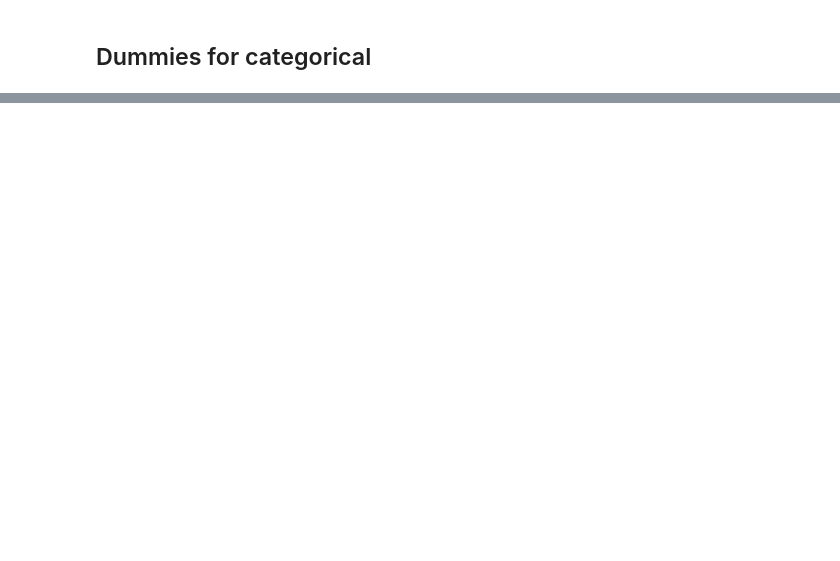
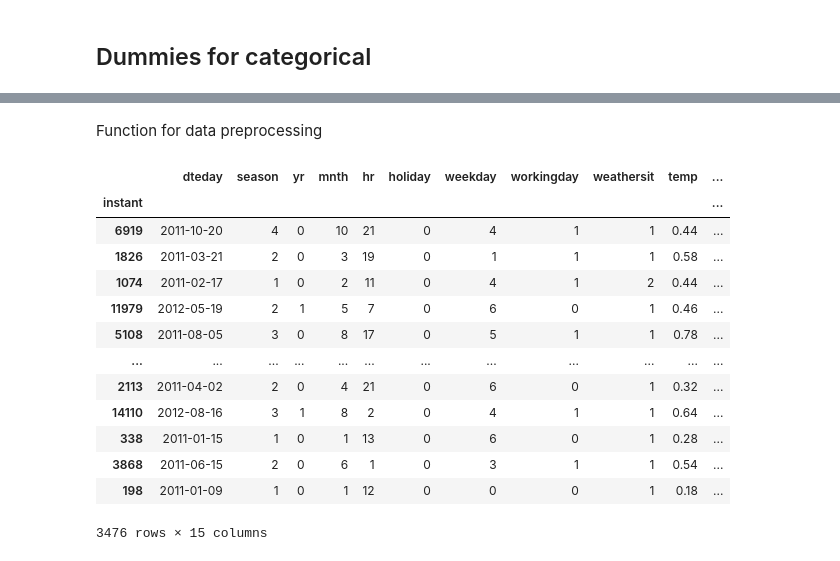
Before and after one commit to AlexeyMarg/ML_bicycle_sharing, a Jupyter notebook: bicycle_prediction.ipynb, the cells around one changed output, grey strips where cells are left out. Cells and saved outputs as stored; diff of their text form; code cells hidden in the pictures; blank space fills up the shorter version.

Commit message:
test data preprocessing function

```diff
--- a/bicycle_prediction.ipynb
+++ b/bicycle_prediction.ipynb
@@ -223 +223,3 @@ X_train
 13903 rows × 19 columns
+# %% [markdown]
+Function for data preprocessing
@@ -223,0 +245,20 @@ X_train
+# %%
+X_test = df_test.drop(['cnt'], axis=1)
+y_test = df_test.loc[:, 'cnt']
+
+X_test
+# %% [output]
+|  | dteday | season | yr | mnth | hr | holiday | weekday | workingday | weathersit | temp | ... |
+| instant |  |  |  |  |  |  |  |  |  |  | ... |
+| 6919 | 2011-10-20 | 4 | 0 | 10 | 21 | 0 | 4 | 1 | 1 | 0.44 | ... |
+| 1826 | 2011-03-21 | 2 | 0 | 3 | 19 | 0 | 1 | 1 | 1 | 0.58 | ... |
+| 1074 | 2011-02-17 | 1 | 0 | 2 | 11 | 0 | 4 | 1 | 2 | 0.44 | ... |
+| 11979 | 2012-05-19 | 2 | 1 | 5 | 7 | 0 | 6 | 0 | 1 | 0.46 | ... |
+| 5108 | 2011-08-05 | 3 | 0 | 8 | 17 | 0 | 5 | 1 | 1 | 0.78 | ... |
+| ... | ... | ... | ... | ... | ... | ... | ... | ... | ... | ... | ... |
+| 2113 | 2011-04-02 | 2 | 0 | 4 | 21 | 0 | 6 | 0 | 1 | 0.32 | ... |
+| 14110 | 2012-08-16 | 3 | 1 | 8 | 2 | 0 | 4 | 1 | 1 | 0.64 | ... |
+| 338 | 2011-01-15 | 1 | 0 | 1 | 13 | 0 | 6 | 0 | 1 | 0.28 | ... |
+| 3868 | 2011-06-15 | 2 | 0 | 6 | 1 | 0 | 3 | 1 | 1 | 0.54 | ... |
+| 198 | 2011-01-09 | 1 | 0 | 1 | 12 | 0 | 0 | 0 | 1 | 0.18 | ... |
+3476 rows × 15 columns
```
Also changed, not shown: parts of 12 cells of this notebook.
